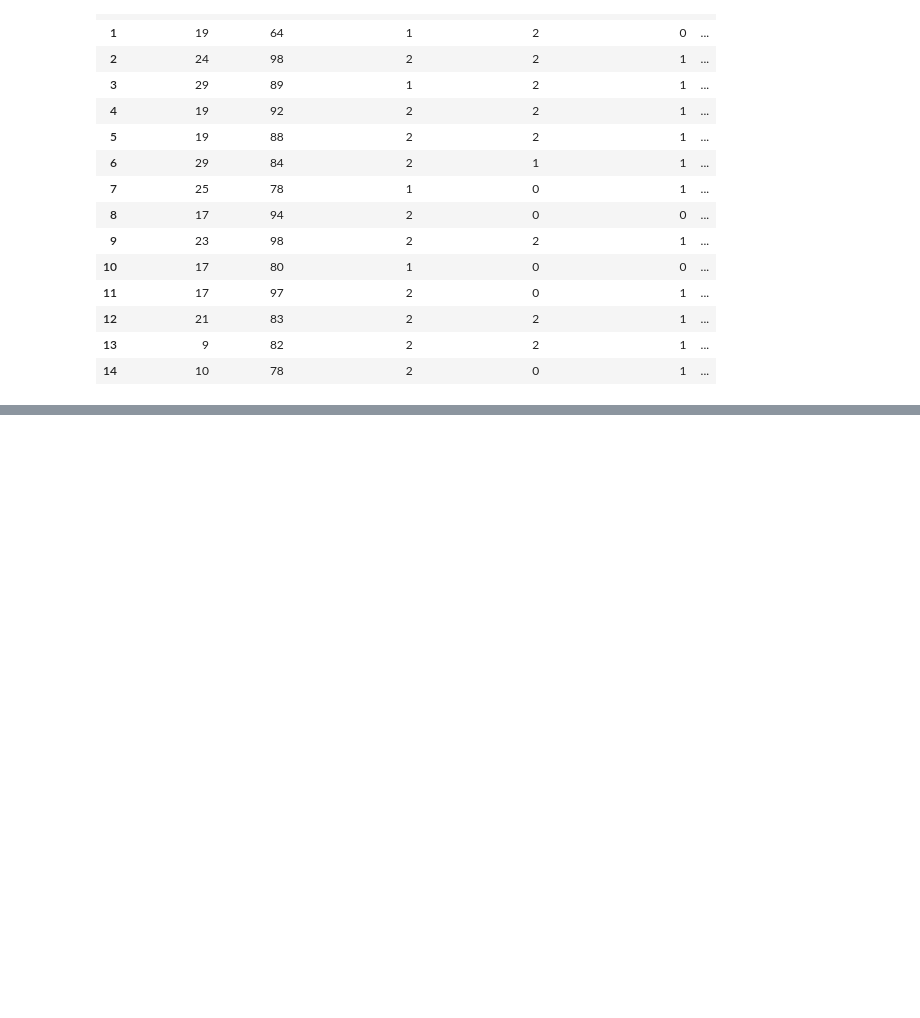
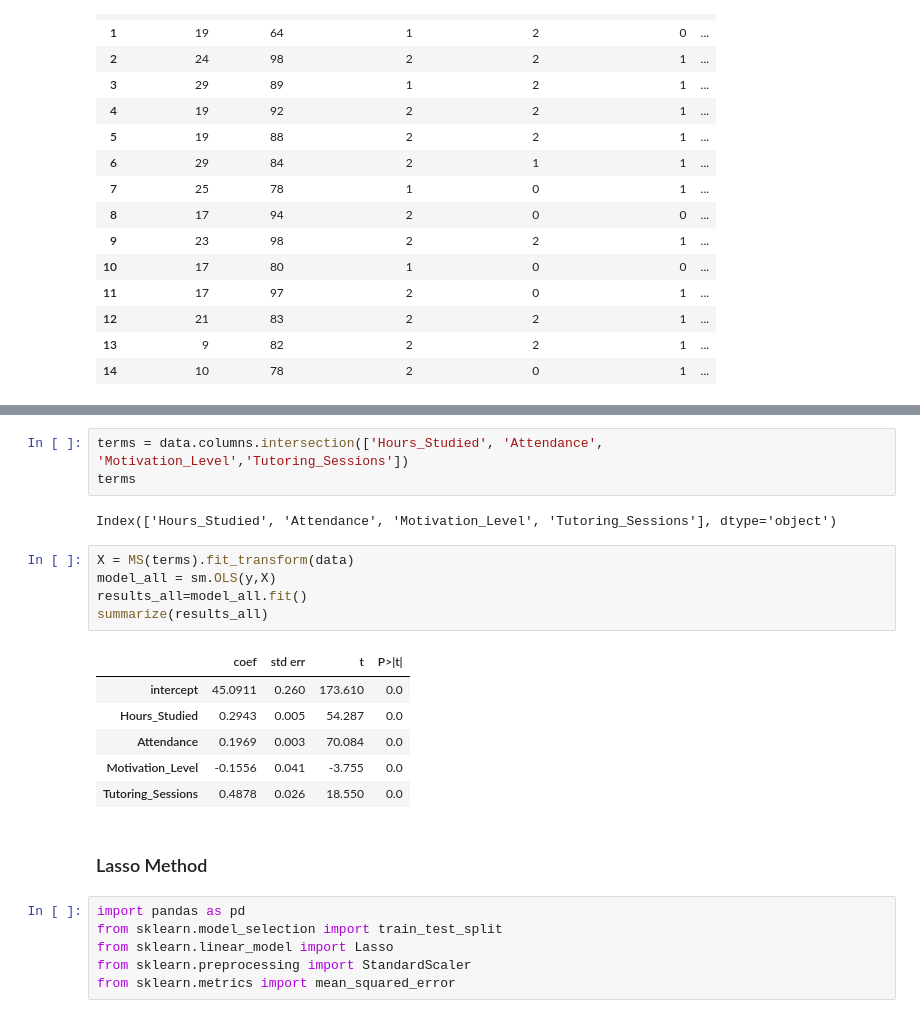
Before and after one commit to Louise726/DS-ML, a Jupyter notebook: DSML_Project.ipynb, the cells around one changed output, grey strips where cells are left out. Drawn from its saved outputs; the diff is of its cells as text; blank space fills up the shorter version.

```diff
--- a/DSML_Project.ipynb
+++ b/DSML_Project.ipynb
@@ -266,0 +367,25 @@ Test different ML algorithms
+# %%
+terms = data.columns.intersection(['Hours_Studied', 'Attendance', 'Motivation_Level','Tutoring_Sessions'])
+terms
+# %% [output]
+Index(['Hours_Studied', 'Attendance', 'Motivation_Level', 'Tutoring_Sessions'], dtype='object')
+# %%
+X = MS(terms).fit_transform(data)
+model_all = sm.OLS(y,X)
+results_all=model_all.fit()
+summarize(results_all)
+# %% [output]
+|  | coef | std err | t | P>|t| |
+| intercept | 45.0911 | 0.260 | 173.610 | 0.0 |
+| Hours_Studied | 0.2943 | 0.005 | 54.287 | 0.0 |
+| Attendance | 0.1969 | 0.003 | 70.084 | 0.0 |
+| Motivation_Level | -0.1556 | 0.041 | -3.755 | 0.0 |
+| Tutoring_Sessions | 0.4878 | 0.026 | 18.550 | 0.0 |
+# %% [markdown]
+### Lasso Method
+# %%
+import pandas as pd
+from sklearn.model_selection import train_test_split
+from sklearn.linear_model import Lasso
+from sklearn.preprocessing import StandardScaler
+from sklearn.metrics import mean_squared_error
```
Also changed, not shown: parts of 18 cells of this notebook.
